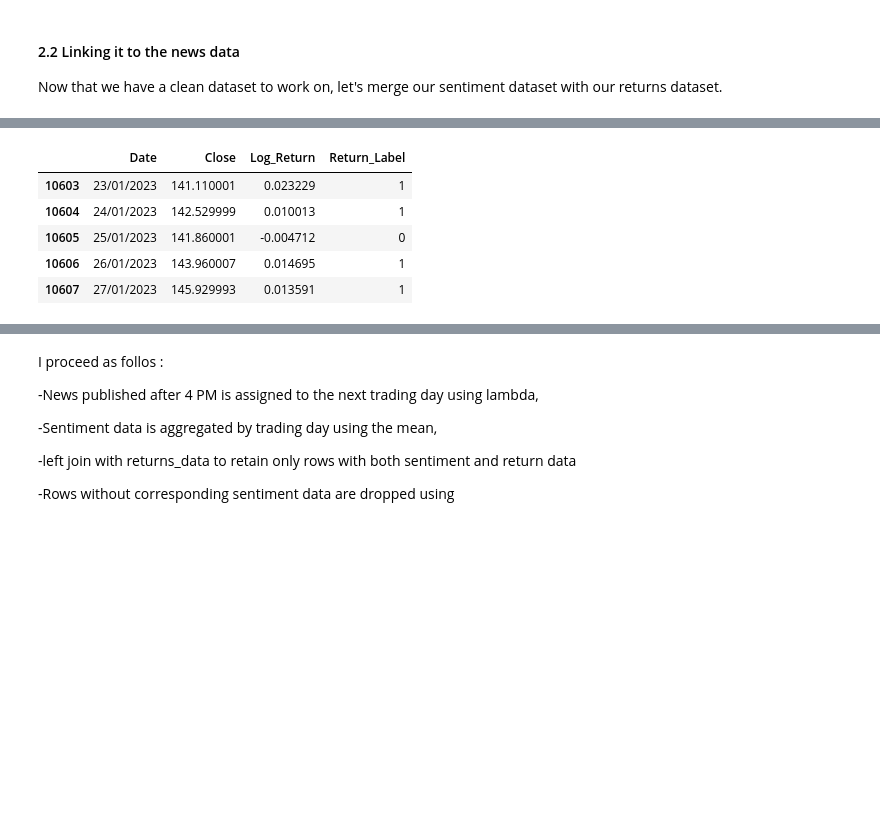
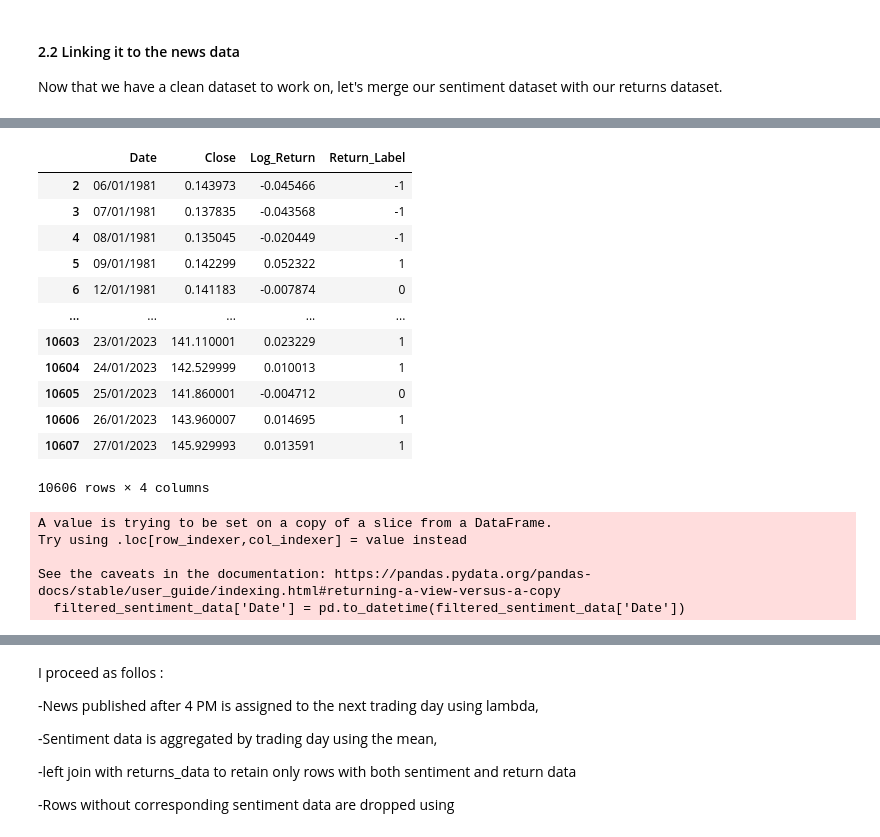
Before and after one commit to Crqbu/Sentiment-Market-Anomaly, a Jupyter notebook: notebooks/data_analysis_with_plots.ipynb, the cells around one changed output, grey strips where cells are left out. Saved outputs shown, nothing was run; the diff lists cells and outputs as text; code cells hidden in the pictures; blank space fills up the shorter version.

```diff
--- a/notebooks/data_analysis_with_plots.ipynb
+++ b/notebooks/data_analysis_with_plots.ipynb
@@ -225,9 +225,8 @@ $P_{t}^{s}$ is the price of stock $s$ at time $t$, $\delta$ is the timeframe for
 # %% [markdown]
 #### 2.1 Cleaning the price dataset
 # %%
-returns_data = pd.read_csv("../data/quotes/apple_quotes.csv").drop(columns=['Open', 'High', 'Low', 'Adj Close', 'Volume'])
-
-returns_data
+returns_data = read_file("../data/quotes/apple_quotes.csv").drop(columns=['Open', 'High', 'Low', 'Adj Close', 'Volume'])
+returns_data.head()
 # %% [output]
 |  | Date | Close |
 | 0 | 02/01/1981 | 0.154018 |
@@ -260,0 +237,25 @@ returns_data
+# %%
+# Initial values
+initial_gamma = 0.01
+initial_delta = 1
+
+# Calculate log returns
+def calculate_log_returns(data, delta, column_name='Close'):
+    return np.log(data[column_name] / data[column_name].shift(delta))
+
+#Applying the function
+returns_data['Log_Return'] = calculate_log_returns(returns_data,initial_delta)
+returns_data = returns_data.dropna()
+
+# Define the classification function
+def classify_return(x, gamma):
+    if x > gamma:
+        return 1  # Positive return
+    elif x < -gamma:
+        return -1  # Negative return
+    else:
+        return 0  # Stable return
+
+#Applying the function with the initial gamma
+returns_data['Return_Label'] = returns_data['Log_Return'].apply(lambda x: classify_return(x, initial_gamma))
+returns_data.head()
@@ -343,9 +348,3 @@ returns_data
 # %% [markdown]
 #### 2.2 Linking it to the news data
 Now that we have a clean dataset to work on, let's merge our sentiment dataset with our returns dataset.
-# %%
-import pandas as pd
-
-returns_data = pd.read_csv('../data/processed/processed_apple_historical_data_with_optimal_gamma.csv')
-sentiment_data = pd.read_csv('../data/processed/processed_news_data_with_sent.csv').drop(U'Unnamed: 0', axis=1)
-sentiment_data.tail(5)
@@ -359,9 +368,29 @@ sentiment_data.tail(5)
 # %%
-returns_data.tail(5)
+returns_data
 # %% [output]
 |  | Date | Close | Log_Return | Return_Label |
+| 2 | 06/01/1981 | 0.143973 | -0.045466 | -1 |
+| 3 | 07/01/1981 | 0.137835 | -0.043568 | -1 |
+| 4 | 08/01/1981 | 0.135045 | -0.020449 | -1 |
+| 5 | 09/01/1981 | 0.142299 | 0.052322 | 1 |
+| 6 | 12/01/1981 | 0.141183 | -0.007874 | 0 |
+| ... | ... | ... | ... | ... |
 | 10603 | 23/01/2023 | 141.110001 | 0.023229 | 1 |
 | 10604 | 24/01/2023 | 142.529999 | 0.010013 | 1 |
 | 10605 | 25/01/2023 | 141.860001 | -0.004712 | 0 |
 | 10606 | 26/01/2023 | 143.960007 | 0.014695 | 1 |
 | 10607 | 27/01/2023 | 145.929993 | 0.013591 | 1 |
+10606 rows × 4 columns
+# %%
+# Filter data to include only from the end of 2022
+start_date = '2022-12-01'
+filtered_sentiment_data = sentiment_data[sentiment_data['Date'] >= start_date]
+
+# Ensure sentiment_data is in datetime format
+filtered_sentiment_data['Date'] = pd.to_datetime(filtered_sentiment_data['Date'])
+# %% [output]
+A value is trying to be set on a copy of a slice from a DataFrame.
+Try using .loc[row_indexer,col_indexer] = value instead
+
+See the caveats in the documentation: https://pandas.pydata.org/pandas-docs/stable/user_guide/indexing.html#returning-a-view-versus-a-copy
+  filtered_sentiment_data['Date'] = pd.to_datetime(filtered_sentiment_data['Date'])
```
Also changed, not shown: parts of 12 cells of this notebook, 1 other file.
